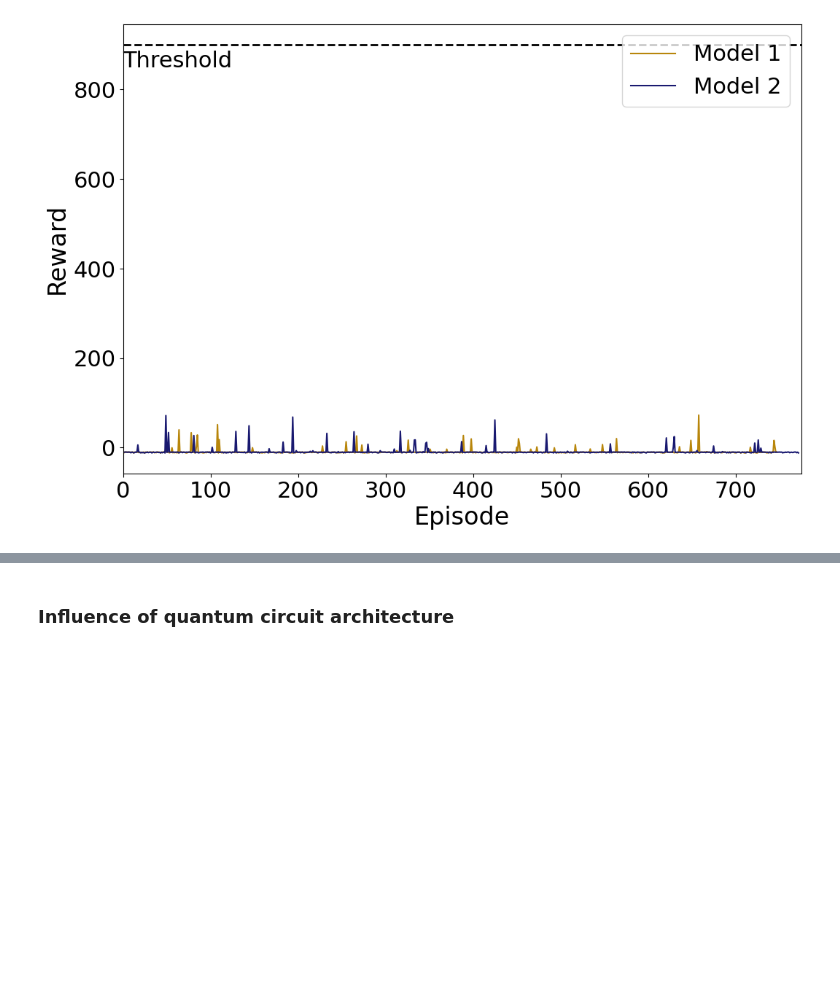
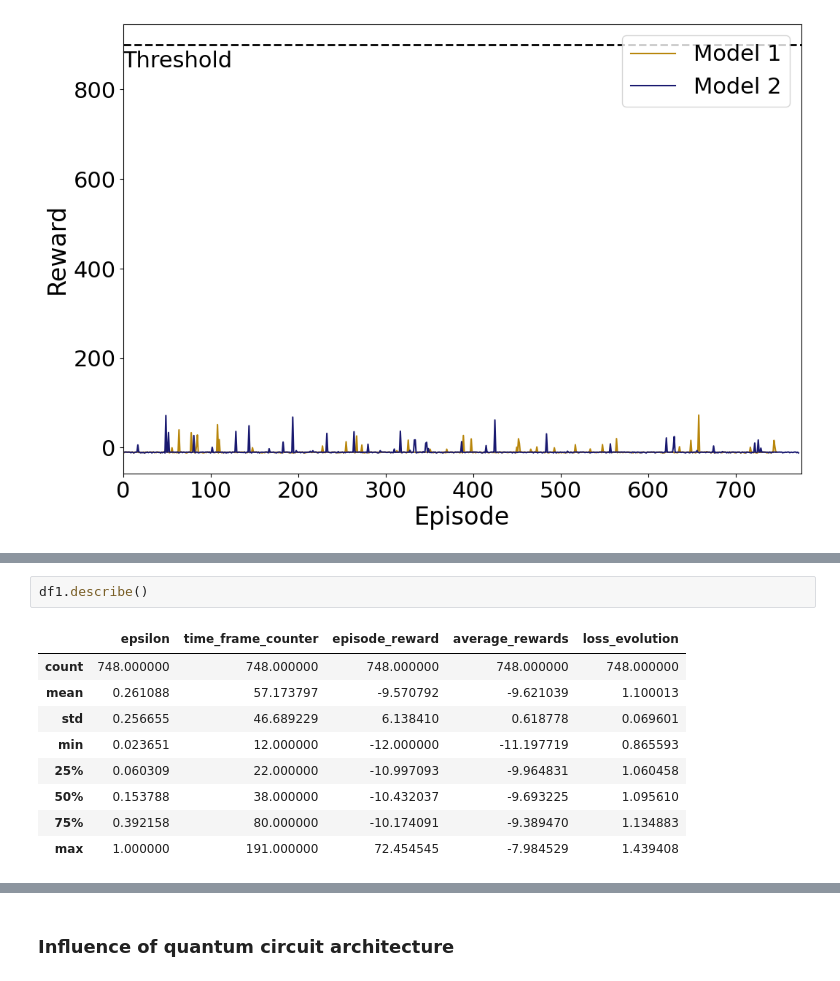
Before and after one commit to albert-queralto/car_racing_rl, a Jupyter notebook: notebooks/vqc_analysis.ipynb, the cells around one changed output, grey strips where cells are left out. Saved outputs shown, nothing was run; the diff lists cells and outputs as text; blank space fills up the shorter version.

```diff
--- a/notebooks/vqc_analysis.ipynb
+++ b/notebooks/vqc_analysis.ipynb
@@ -69,0 +94,12 @@ plt.show()
+# %%
+df1.describe()
+# %% [output]
+|  | epsilon | time_frame_counter | episode_reward | average_rewards | loss_evolution |
+| count | 748.000000 | 748.000000 | 748.000000 | 748.000000 | 748.000000 |
+| mean | 0.261088 | 57.173797 | -9.570792 | -9.621039 | 1.100013 |
+| std | 0.256655 | 46.689229 | 6.138410 | 0.618778 | 0.069601 |
+| min | 0.023651 | 12.000000 | -12.000000 | -11.197719 | 0.865593 |
+| 25% | 0.060309 | 22.000000 | -10.997093 | -9.964831 | 1.060458 |
+| 50% | 0.153788 | 38.000000 | -10.432037 | -9.693225 | 1.095610 |
+| 75% | 0.392158 | 80.000000 | -10.174091 | -9.389470 | 1.134883 |
+| max | 1.000000 | 191.000000 | 72.454545 | -7.984529 | 1.439408 |
```
Also changed, not shown: parts of 5 cells of this notebook.
